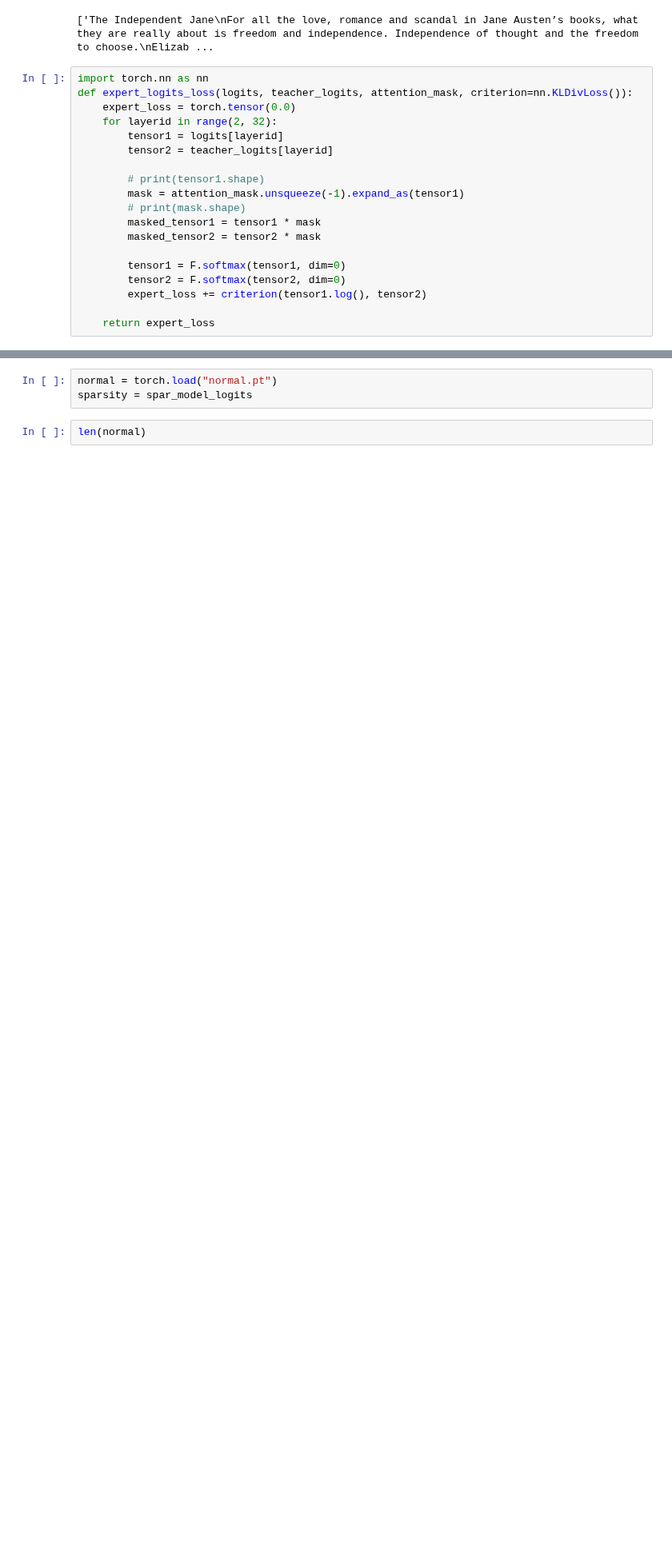
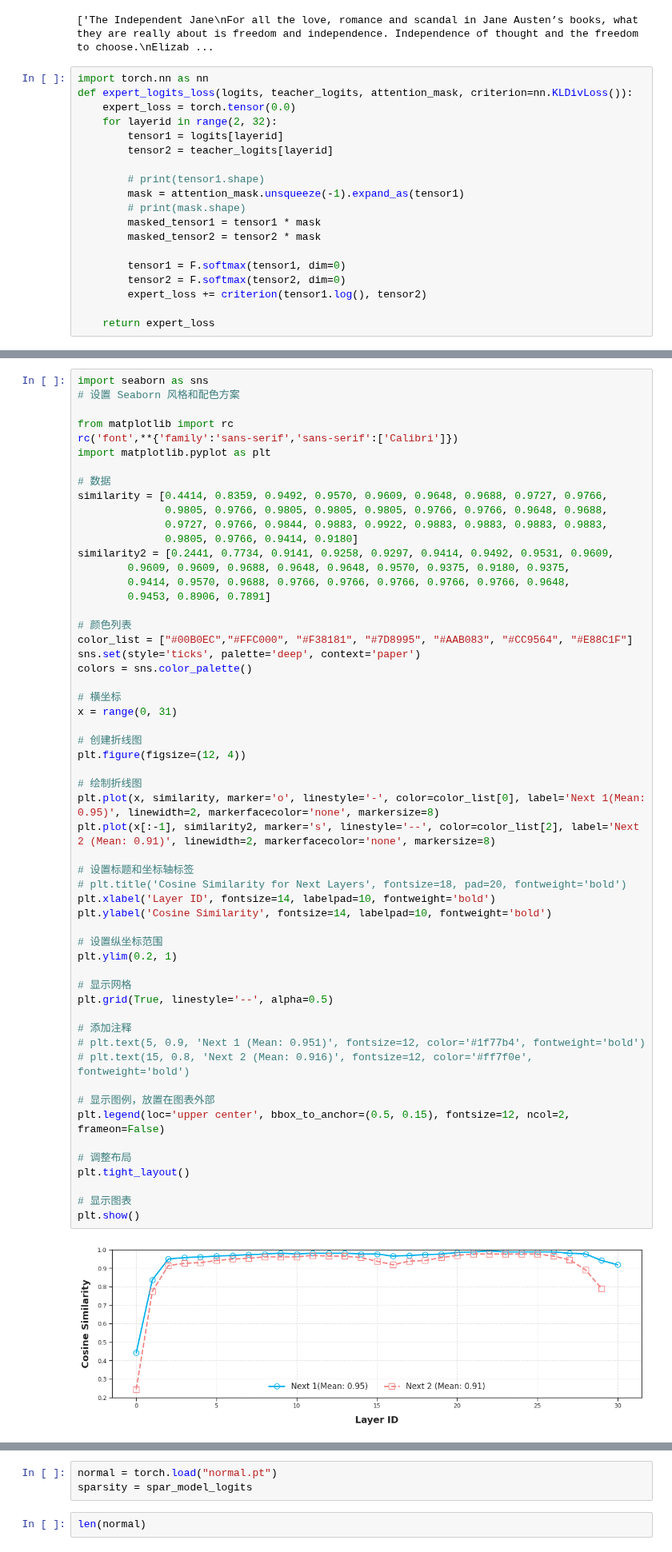
Before and after one commit to zju-stu-lizheng/On-the-Fly_MoE, a Jupyter notebook: saving/statistics.ipynb, the cells around one changed output, grey strips where cells are left out. Shown at 80% size. Saved outputs shown, nothing was run; the diff lists cells and outputs as text; blank space fills up the shorter version.

```diff
--- a/saving/statistics.ipynb
+++ b/saving/statistics.ipynb
@@ -167,0 +218,58 @@ for text in texts:
+# %%
+import seaborn as sns
+# 设置 Seaborn 风格和配色方案
+
+from matplotlib import rc
+rc('font',**{'family':'sans-serif','sans-serif':['Calibri']})
+import matplotlib.pyplot as plt
+
+# 数据
+similarity = [0.4414, 0.8359, 0.9492, 0.9570, 0.9609, 0.9648, 0.9688, 0.9727, 0.9766,
+              0.9805, 0.9766, 0.9805, 0.9805, 0.9805, 0.9766, 0.9766, 0.9648, 0.9688,
+              0.9727, 0.9766, 0.9844, 0.9883, 0.9922, 0.9883, 0.9883, 0.9883, 0.9883,
+              0.9805, 0.9766, 0.9414, 0.9180]
+similarity2 = [0.2441, 0.7734, 0.9141, 0.9258, 0.9297, 0.9414, 0.9492, 0.9531, 0.9609,
+        0.9609, 0.9609, 0.9688, 0.9648, 0.9648, 0.9570, 0.9375, 0.9180, 0.9375,
+        0.9414, 0.9570, 0.9688, 0.9766, 0.9766, 0.9766, 0.9766, 0.9766, 0.9648,
+        0.9453, 0.8906, 0.7891]
+
+# 颜色列表
+color_list = ["#00B0EC","#FFC000", "#F38181", "#7D8995", "#AAB083", "#CC9564", "#E88C1F"]
+sns.set(style='ticks', palette='deep', context='paper')
+colors = sns.color_palette()
+
+# 横坐标
+x = range(0, 31)
+
+# 创建折线图
+plt.figure(figsize=(12, 4))
+
+# 绘制折线图
+plt.plot(x, similarity, marker='o', linestyle='-', color=color_list[0], label='Next 1(Mean: 0.95)', linewidth=2, markerfacecolor='none', markersize=8)
+plt.plot(x[:-1], similarity2, marker='s', linestyle='--', color=color_list[2], label='Next 2 (Mean: 0.91)', linewidth=2, markerfacecolor='none', markersize=8)
+
+# 设置标题和坐标轴标签
+# plt.title('Cosine Similarity for Next Layers', fontsize=18, pad=20, fontweight='bold')
+plt.xlabel('Layer ID', fontsize=14, labelpad=10, fontweight='bold')
+plt.ylabel('Cosine Similarity', fontsize=14, labelpad=10, fontweight='bold')
+
+# 设置纵坐标范围
+plt.ylim(0.2, 1)
+
+# 显示网格
+plt.grid(True, linestyle='--', alpha=0.5)
+
+# 添加注释
+# plt.text(5, 0.9, 'Next 1 (Mean: 0.951)', fontsize=12, color='#1f77b4', fontweight='bold')
+# plt.text(15, 0.8, 'Next 2 (Mean: 0.916)', fontsize=12, color='#ff7f0e', fontweight='bold')
+
+# 显示图例，放置在图表外部
+plt.legend(loc='upper center', bbox_to_anchor=(0.5, 0.15), fontsize=12, ncol=2, frameon=False)
+
+# 调整布局
+plt.tight_layout()
+
+# 显示图表
+plt.show()
+# %% [output]
+[figure, added]
```
Also changed, not shown: parts of 12 cells of this notebook, 1 other file.
